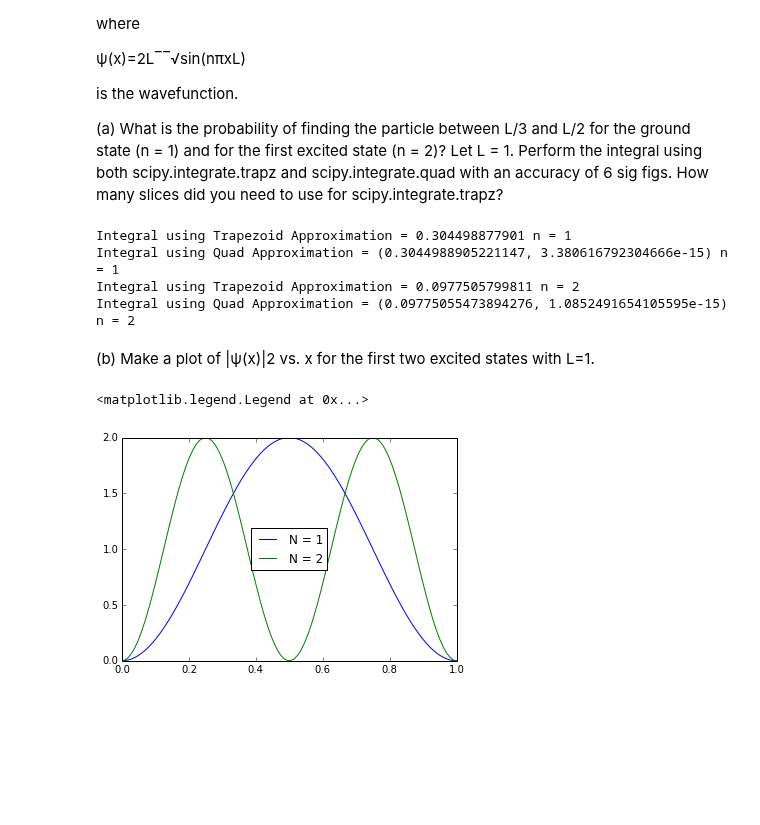
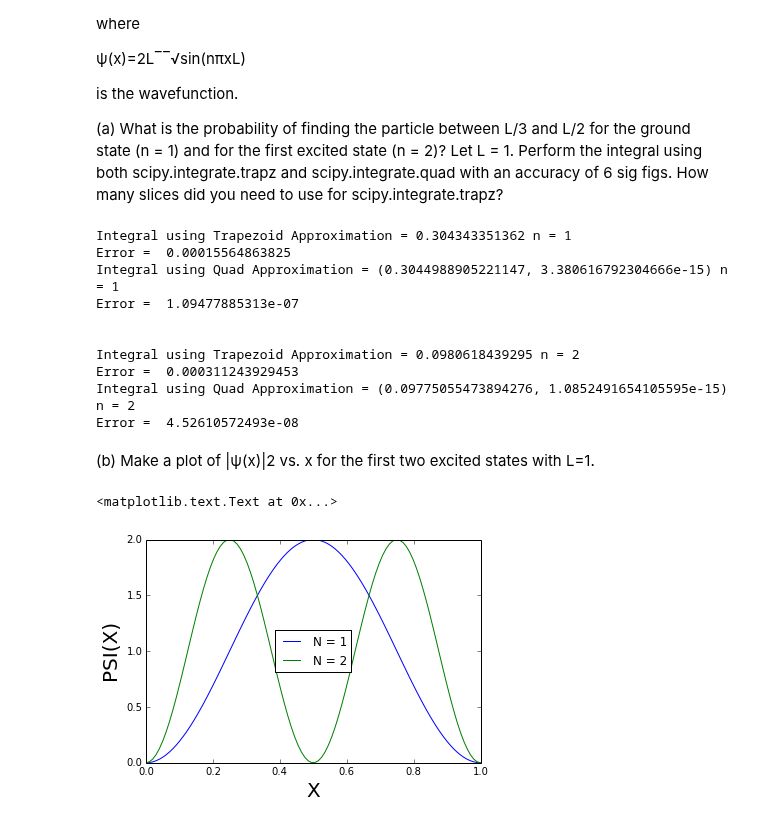
Before and after one commit to jpizagui/PHYS202-S14, a Jupyter notebook: SciPy/IntegrationExercises.ipynb, the cells around one changed output. Drawn from its saved outputs; the diff is of its cells as text; code cells hidden in the pictures; blank space fills up the shorter version.

```diff
--- a/SciPy/IntegrationExercises.ipynb
+++ b/SciPy/IntegrationExercises.ipynb
@@ -131,32 +131,55 @@ is the wavefunction.
 # %%
 import numpy as np
 L = 1
-x = np.linspace(L/3.,L/2.,num = 1000,endpoint = True)
+x = np.linspace(L/3.,L/2.,num = 10,endpoint = True)
+
 for n in [1,2]:
-    psisq = (sqrt(2/L)*np.sin((n*np.pi*x)/L))**2
-    I = integrate.trapz(psisq,x)
-    print "Integral using Trapezoid Approximation =", I , "n =", n
-    func = lambda x: (sqrt(2/L)*np.sin((n*np.pi*x)/L))**2
-    I = integrate.quad(func,L/3.,L/2.)
-    print "Integral using Quad Approximation =", I , "n =", n
+    if n ==1:
+        real = .304499
+
+    else:
+        real = .0977506
+
+
+    psisq = (sqrt(2./L)*np.sin((n*np.pi*x)/L))**2
+    I1 = integrate.trapz(psisq,x)
+    print "Integral using Trapezoid Approximation =", I1 , "n =", n
+    print "Error = ", abs(I1-real)
+
+    func = lambda x: (sqrt(2./L)*np.sin((n*np.pi*x)/L))**2
+    I2 = integrate.quad(func,L/3.,L/2.)
+    print "Integral using Quad Approximation =", I2 , "n =", n
+    print "Error = ", abs(I2[0]-real)
+    print "\n"
+
+    #The minimum slices for the quad approximation to be within the error specified is about 75 slices.
+    #The trapezoid slices are always accurate
 # %% [output]
-Integral using Trapezoid Approximation = 0.304498877901 n = 1
+Integral using Trapezoid Approximation = 0.304343351362 n = 1
+Error =  0.00015564863825
 Integral using Quad Approximation = (0.3044988905221147, 3.380616792304666e-15) n = 1
-Integral using Trapezoid Approximation = 0.0977505799811 n = 2
+Error =  1.09477885313e-07
+
+
+Integral using Trapezoid Approximation = 0.0980618439295 n = 2
+Error =  0.000311243929453
 Integral using Quad Approximation = (0.09775055473894276, 1.0852491654105595e-15) n = 2
+Error =  4.52610572493e-08
 # %% [markdown]
 (b) Make a plot of |ψ(x)|2 vs. x for the first two excited states with L=1.
 # %%
 z = np.linspace(0,L,100, endpoint = True)
 for n in [1,2]:
     if n==1:
         desc = "N = 1"
     else:
         desc= "N = 2"
     psisq2 = (sqrt(2/L)*np.sin((n*np.pi*z)/L))**2
     plt.plot(z,psisq2, label = desc)
 
 plt.legend(loc="best")
+plt.xlabel("X",fontsize=20)
+plt.ylabel("PSI(X)",fontsize=20)
 # %% [output]
-<matplotlib.legend.Legend at 0x...>
+<matplotlib.text.Text at 0x...>
-[figure, old version]
+[figure, new version]
```
Also changed, not shown: parts of 4 cells of this notebook.
